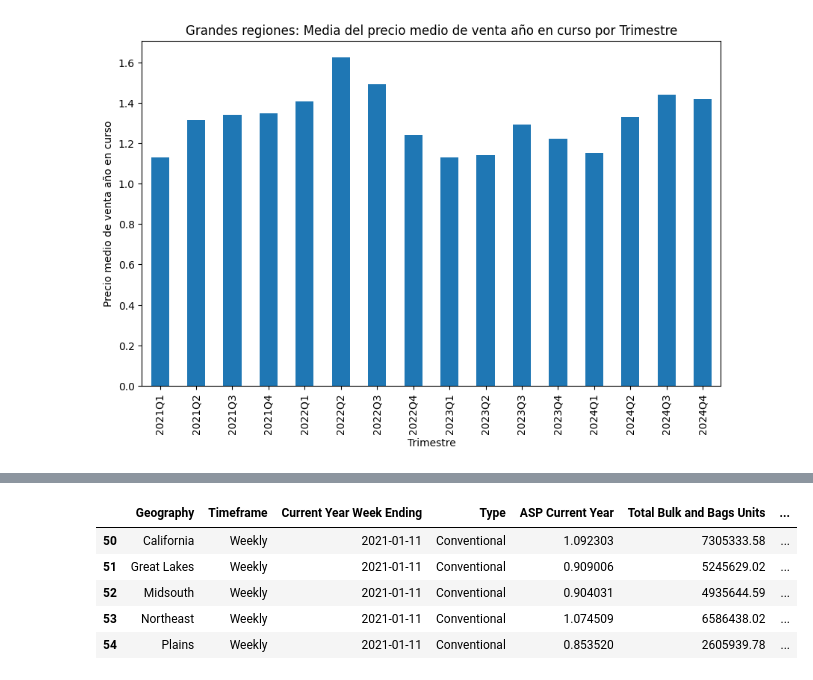
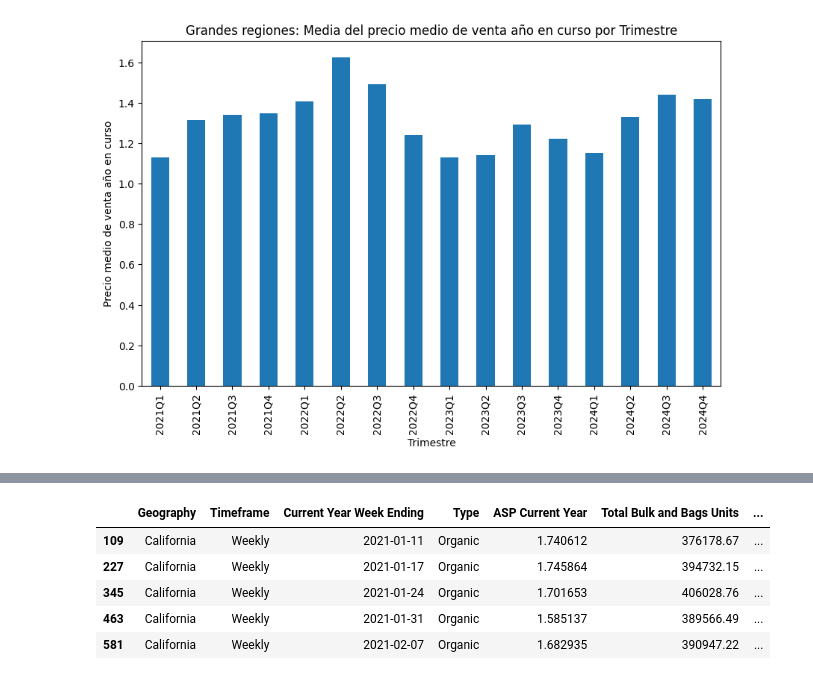
Before and after one commit to arboldeku/Avocado-2.0, a Jupyter notebook: code/exploracion_datos.ipynb, the cells around one changed output, grey strips where cells are left out. Saved outputs shown, nothing was run; the diff lists cells and outputs as text; code cells hidden in the pictures.

Commit message:
elasticity and california dataset completed

```diff
--- a/code/exploracion_datos.ipynb
+++ b/code/exploracion_datos.ipynb
@@ -290,0 +251,26 @@ See the caveats in the documentation: https://pandas.pydata.org/pandas-docs/stab
+# %%
+# Sort the DataFrame by "Current Year Week Ending", "Geography", and "Type"
+filtered_df_greaterregions = filtered_df_greaterregions.sort_values(by=['Current Year Week Ending', 'Geography', 'Type'])
+
+# Filter the DataFrame to include only rows where Geography is "California" and Type is "Organic"
+california_organic_df = filtered_df_greaterregions[(filtered_df_greaterregions['Geography'] == 'California') & (filtered_df_greaterregions['Type'] == 'Organic')]
+# Filter the DataFrame to include only rows where Geography is "California" and Type is "Conventional"
+california_conventional_df = filtered_df_greaterregions[(filtered_df_greaterregions['Geography'] == 'California') & (filtered_df_greaterregions['Type'] == 'Conventional')]
+
+# Calculate the percentage change for Total Bulk and Bags Units and ASP Current Year
+california_organic_df['Pct_Change_Units'] = california_organic_df['Total Bulk and Bags Units'].pct_change()
+california_organic_df['Pct_Change_Price'] = california_organic_df['ASP Current Year'].pct_change()
+
+california_conventional_df['Pct_Change_Units'] = california_conventional_df['Total Bulk and Bags Units'].pct_change()
+california_conventional_df['Pct_Change_Price'] = california_conventional_df['ASP Current Year'].pct_change()
+
+# Calculate the price elasticity of demand
+california_organic_df['Elasticity'] = california_organic_df['Pct_Change_Units'] / california_organic_df['Pct_Change_Price']
+
+california_conventional_df['Elasticity'] = california_conventional_df['Pct_Change_Units'] / california_conventional_df['Pct_Change_Price']
+
+# Merge california_organic_df and california_conventional_df
+california_df = pd.concat([california_organic_df, california_conventional_df])
+
+# Save the merged dataframe to a new CSV file
+california_df.to_csv('../dataset/california_df.csv', index=False)
@@ -291,9 +295,9 @@ See the caveats in the documentation: https://pandas.pydata.org/pandas-docs/stab
 # %%
-filtered_df_greaterregions.head()
+california_df.head()
 # %% [output]
 |  | Geography | Timeframe | Current Year Week Ending | Type | ASP Current Year | Total Bulk and Bags Units | ... |
-| 50 | California | Weekly | 2021-01-11 | Conventional | 1.092303 | 7305333.58 | ... |
-| 51 | Great Lakes | Weekly | 2021-01-11 | Conventional | 0.909006 | 5245629.02 | ... |
-| 52 | Midsouth | Weekly | 2021-01-11 | Conventional | 0.904031 | 4935644.59 | ... |
-| 53 | Northeast | Weekly | 2021-01-11 | Conventional | 1.074509 | 6586438.02 | ... |
-| 54 | Plains | Weekly | 2021-01-11 | Conventional | 0.853520 | 2605939.78 | ... |
+| 109 | California | Weekly | 2021-01-11 | Organic | 1.740612 | 376178.67 | ... |
+| 227 | California | Weekly | 2021-01-17 | Organic | 1.745864 | 394732.15 | ... |
+| 345 | California | Weekly | 2021-01-24 | Organic | 1.701653 | 406028.76 | ... |
+| 463 | California | Weekly | 2021-01-31 | Organic | 1.585137 | 389566.49 | ... |
+| 581 | California | Weekly | 2021-02-07 | Organic | 1.682935 | 390947.22 | ... |
```
Also changed, not shown: parts of 12 cells of this notebook, 3 other files.
